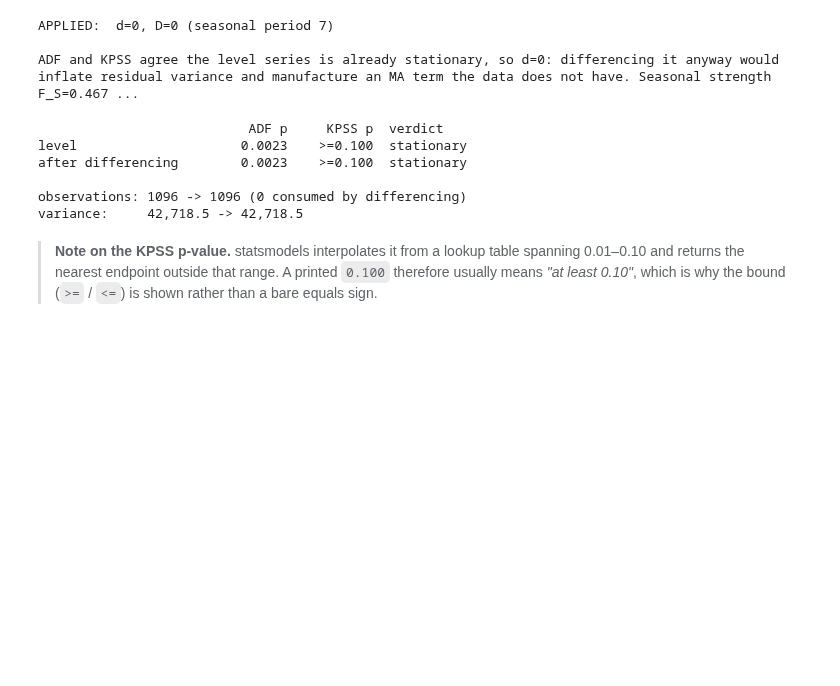
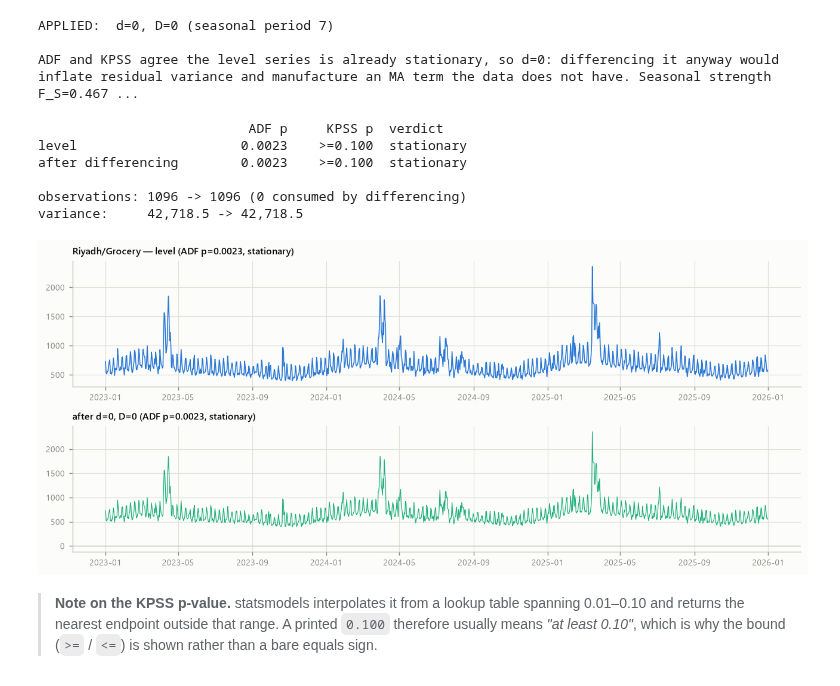
Before and after one commit to Abdullah-FZN/calibrated-forecast-backtesting, a Jupyter notebook: capstone_notebook.ipynb, the cells around one changed output. Saved outputs shown, nothing was run; the diff lists cells and outputs as text; code cells hidden in the pictures; blank space fills up the shorter version.

```diff
--- a/capstone_notebook.ipynb
+++ b/capstone_notebook.ipynb
@@ -278,21 +278,29 @@ variance:     42,718.5 -> 42,718.5
 # %%
 # The differenced series is what a SARIMA with this (d, D) actually fits.
 fig, axes = plt.subplots(2, 1, figsize=(10, 4.4), sharex=False)
 axes[0].plot(SERIES.dates, SERIES.values, color=P.FAMILY_COLOR["classical"],
              linewidth=0.9)
 axes[0].set_title(f"{SERIES.label} — level (ADF p={before.adf_p:.4f}, {before.verdict})",
                   loc="left", fontsize=9)
 axes[1].plot(SERIES.dates[len(SERIES.dates) - len(differenced):], differenced,
              color=P.FAMILY_COLOR["ml"], linewidth=0.7)
 axes[1].axhline(0, color=P.AXIS, linewidth=0.8)
 axes[1].set_title(f"after d={plan.d}, D={plan.seasonal_D} "
                   f"(ADF p={after.adf_p:.4f}, {after.verdict})",
                   loc="left", fontsize=9)
 for ax in axes:
     for side in ("top", "right"):
         ax.spines[side].set_visible(False)
 fig.tight_layout()
-plt.show()
+# plots.py pins the Agg backend so figures render identically headless, which
+# means plt.show() is a no-op here: save and display, as every other figure
+# cell in this notebook does, so the output is actually captured in the file.
+fig.savefig("outputs/figures/nb_retail_differencing.png",
+            dpi=130, bbox_inches="tight", facecolor=P.SURFACE)
+plt.close(fig)
+display(Image(filename="outputs/figures/nb_retail_differencing.png"))
+# %% [output]
+[figure, added]
 # %% [markdown]
 > **Note on the KPSS p-value.** statsmodels interpolates it from a lookup table
 > spanning 0.01–0.10 and returns the nearest endpoint outside that range. A
```
Also changed, not shown: parts of 5 cells of this notebook, 48 other files.
